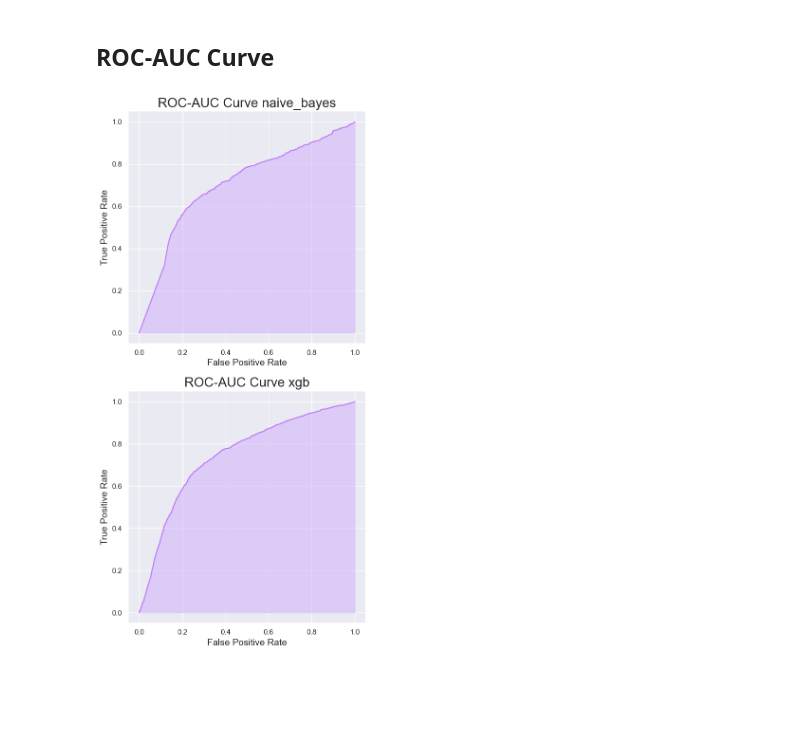
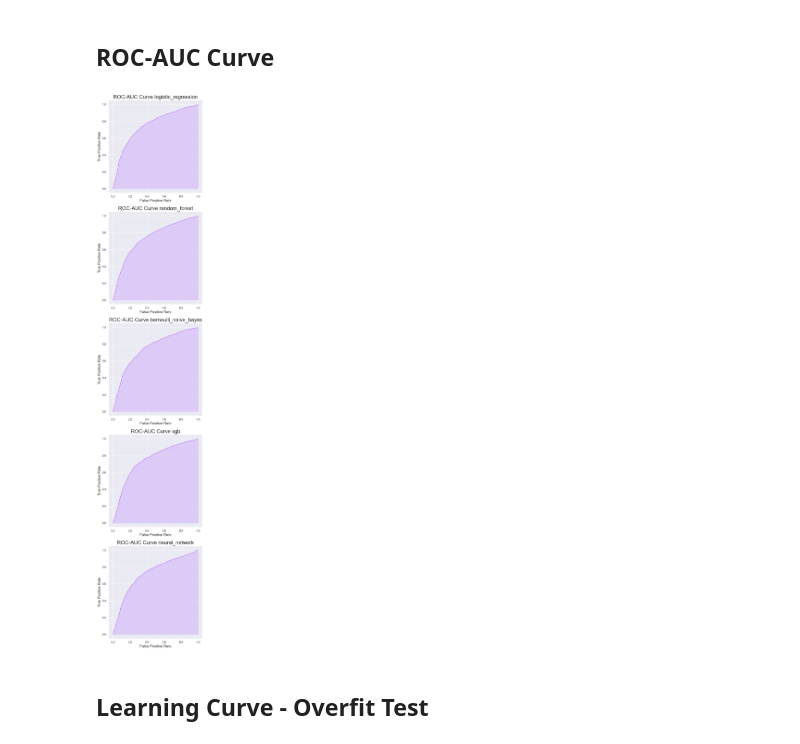
Before and after one commit to mrazakqq/HR-Analytics-Who-Will-Leave-The-Job, a Jupyter notebook: hr-analytics-who-will-leave-the-job.ipynb, the cells around one changed output. Saved outputs shown, nothing was run; the diff lists cells and outputs as text; code cells hidden in the pictures; blank space fills up the shorter version.

```diff
--- a/hr-analytics-who-will-leave-the-job.ipynb
+++ b/hr-analytics-who-will-leave-the-job.ipynb
@@ -728,7 +728,7 @@ models = {
     'complement_naive_bayes': ComplementNB(),
     'bernoulli_naive_bayes': BernoulliNB(),
     'xgb': XGBClassifier(objective ='reg:squarederror'),
-    'neural_network': MLPClassifier(),
+    'neural_network': MLPClassifier()
 }
 
 def compareBestModelFunc(xTrain, yTrain, xTest, yTest, modelArr):
@@ -833,10 +833,15 @@ def rocAucCurve(xTrain, yTrain, xTest, yTest, models):
     plt.tight_layout()
     return plt.show()
 # %%
-models_ = {
-    'naive_bayes': GaussianNB(),
+bestModel = {
+    'logistic_regression': LogisticRegression(),
+    'random_forest': RandomForestClassifier(),
+    'bernoulli_naive_bayes': BernoulliNB(),
     'xgb': XGBClassifier(objective ='reg:squarederror'),
+    'neural_network': MLPClassifier(),
 }
-rocAucCurve(xTrain, yTrain, xTest, yTest, models_)
+rocAucCurve(xTrain, yTrain, xTest, yTest, bestModel)
 # %% [output]
-[figure, old version]
+[figure, new version]
+# %% [markdown]
+## **Learning Curve - Overfit Test**
```
Also changed, not shown: parts of 15 cells of this notebook.
